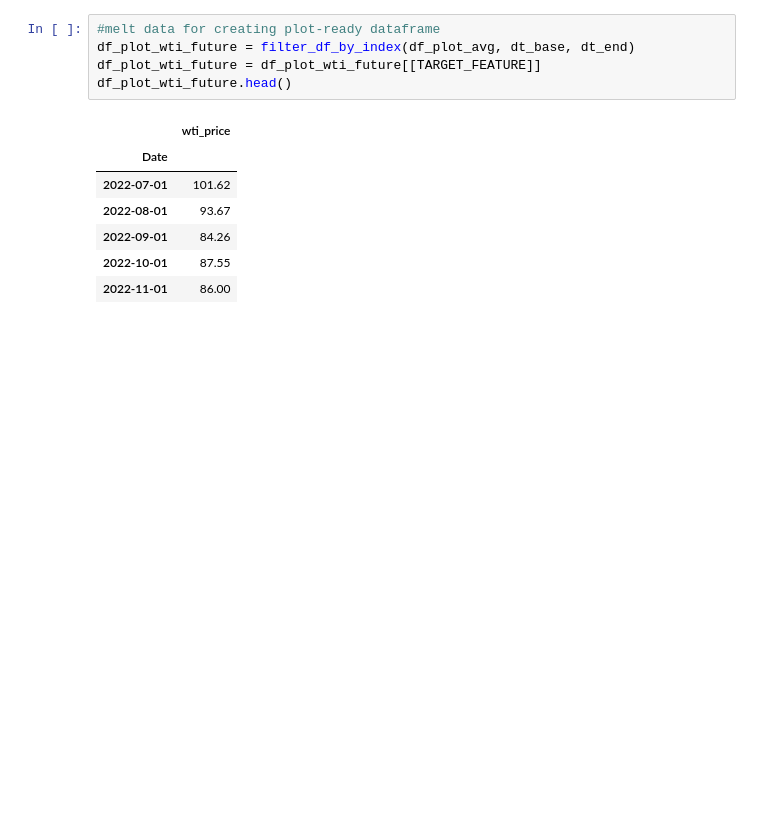
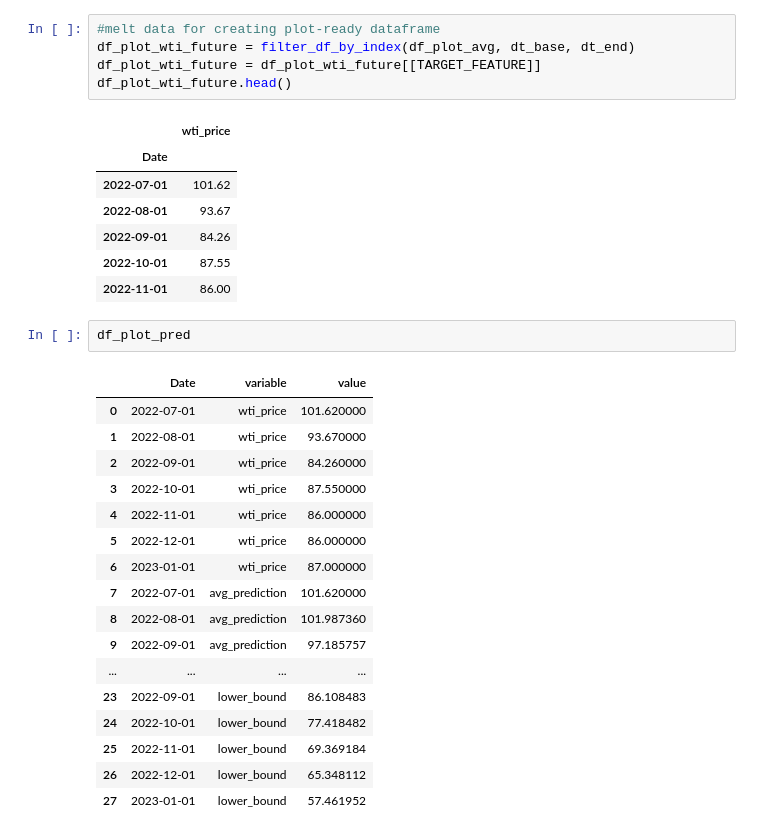
Before and after one commit to faridjn/WTI_Crude_Oil_Price_Prediction_Using_ML, a Jupyter notebook: notebooks/5.0_modeling.ipynb, the cells around one changed output. Drawn from its saved outputs; the diff is of its cells as text; blank space fills up the shorter version.

```diff
--- a/notebooks/5.0_modeling.ipynb
+++ b/notebooks/5.0_modeling.ipynb
@@ -771,4 +771,24 @@ df_plot_wti_future.head()
 | 2022-09-01 | 84.26 |
 | 2022-10-01 | 87.55 |
 | 2022-11-01 | 86.00 |
+# %%
+df_plot_pred
+# %% [output]
+|  | Date | variable | value |
+| 0 | 2022-07-01 | wti_price | 101.620000 |
+| 1 | 2022-08-01 | wti_price | 93.670000 |
+| 2 | 2022-09-01 | wti_price | 84.260000 |
+| 3 | 2022-10-01 | wti_price | 87.550000 |
+| 4 | 2022-11-01 | wti_price | 86.000000 |
+| 5 | 2022-12-01 | wti_price | 86.000000 |
+| 6 | 2023-01-01 | wti_price | 87.000000 |
+| 7 | 2022-07-01 | avg_prediction | 101.620000 |
+| 8 | 2022-08-01 | avg_prediction | 101.987360 |
+| 9 | 2022-09-01 | avg_prediction | 97.185757 |
+| ... | ... | ... | ... |
+| 23 | 2022-09-01 | lower_bound | 86.108483 |
+| 24 | 2022-10-01 | lower_bound | 77.418482 |
+| 25 | 2022-11-01 | lower_bound | 69.369184 |
+| 26 | 2022-12-01 | lower_bound | 65.348112 |
+| 27 | 2023-01-01 | lower_bound | 57.461952 |
 # %%
```
Also changed, not shown: parts of 5 cells of this notebook, 9 other files.
